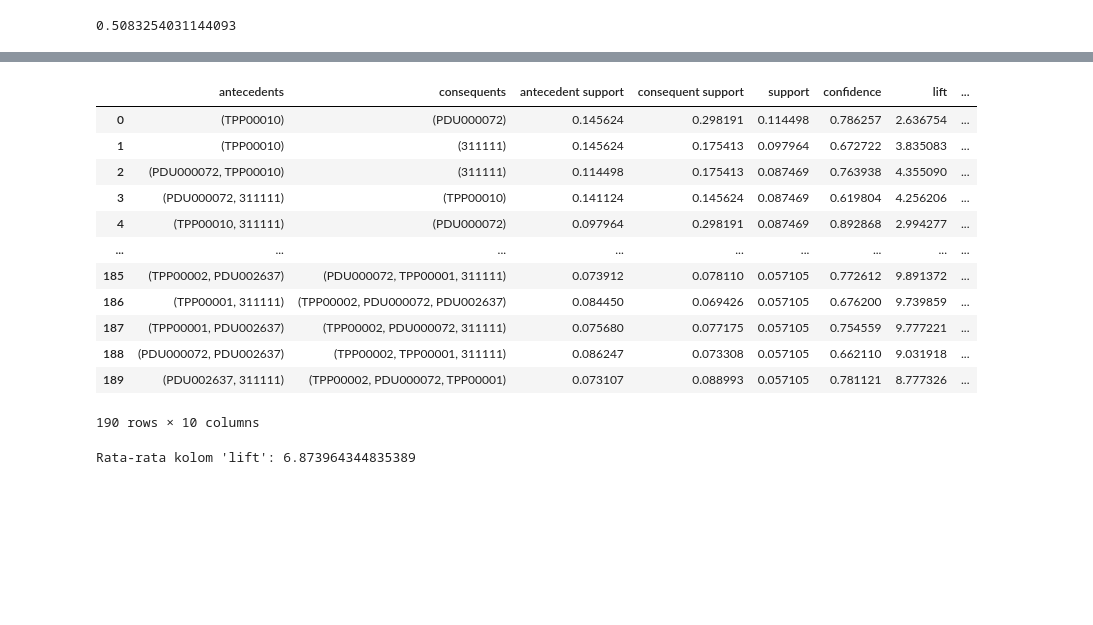
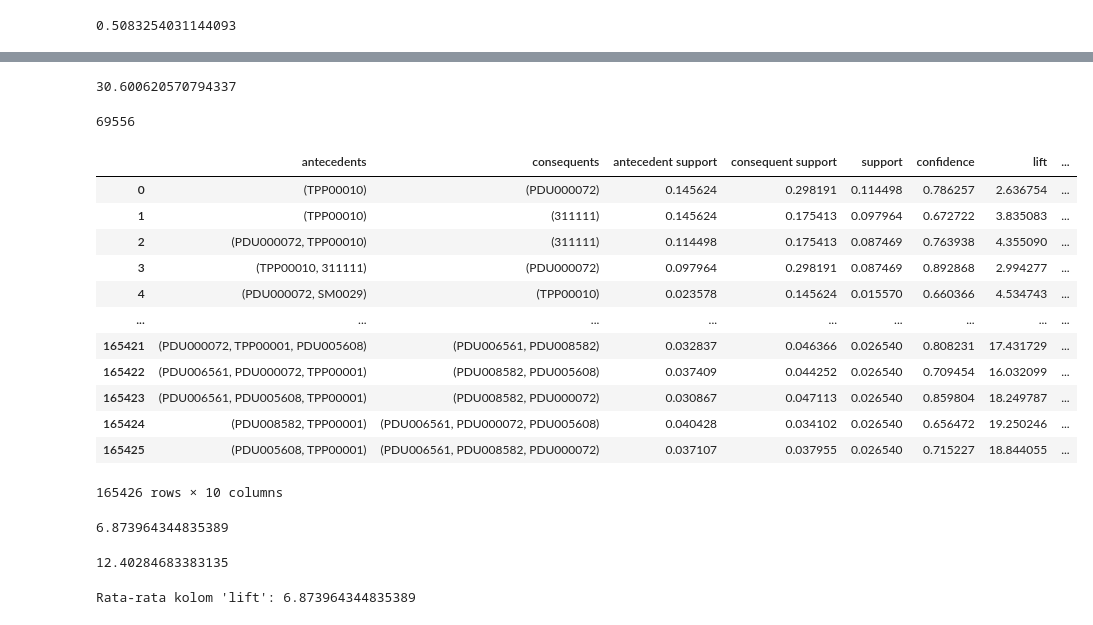
Before and after one commit to rifqiazizm/fpgrowth-bat, a Jupyter notebook: FP GROWTH.ipynb, the cells around one changed output, grey strips where cells are left out. Cells and saved outputs as stored; diff of their text form; code cells hidden in the pictures; blank space fills up the shorter version.

```diff
--- a/FP GROWTH.ipynb
+++ b/FP GROWTH.ipynb
@@ -273,23 +462,40 @@ Best Parameters (min_support, min_confidence): [1.49406175 1.9       ]
+# %%
+
+ObjectFunction2([0.017853145487942722,0.4],df_encoded)
+# %% [output]
+30.600620570794337
+# %%
+len(df_encoded)
+# %% [output]
+69556
 # %%
 # Menggunakan algoritma fpgrowth untuk mendapatkan frequent patterns
-frequent_patterns= fpgrowth(df_encoded, min_support=best_parameters[0], use_colnames=True)
+frequent_patterns= fpgrowth(df_encoded, min_support=0.01391203 , use_colnames=True)
 
-rule_FPGROWTH = association_rules(frequent_patterns, metric="confidence", min_threshold= best_parameters[1])
+rule_FPGROWTH = association_rules(frequent_patterns, metric="confidence", min_threshold= 0.64267996)
 rule_FPGROWTH
 # %% [output]
 |  | antecedents | consequents | antecedent support | consequent support | support | confidence | lift | ... |
 | 0 | (TPP00010) | (PDU000072) | 0.145624 | 0.298191 | 0.114498 | 0.786257 | 2.636754 | ... |
 | 1 | (TPP00010) | (311111) | 0.145624 | 0.175413 | 0.097964 | 0.672722 | 3.835083 | ... |
 | 2 | (PDU000072, TPP00010) | (311111) | 0.114498 | 0.175413 | 0.087469 | 0.763938 | 4.355090 | ... |
-| 3 | (PDU000072, 311111) | (TPP00010) | 0.141124 | 0.145624 | 0.087469 | 0.619804 | 4.256206 | ... |
-| 4 | (TPP00010, 311111) | (PDU000072) | 0.097964 | 0.298191 | 0.087469 | 0.892868 | 2.994277 | ... |
+| 3 | (TPP00010, 311111) | (PDU000072) | 0.097964 | 0.298191 | 0.087469 | 0.892868 | 2.994277 | ... |
+| 4 | (PDU000072, SM0029) | (TPP00010) | 0.023578 | 0.145624 | 0.015570 | 0.660366 | 4.534743 | ... |
 | ... | ... | ... | ... | ... | ... | ... | ... | ... |
-| 185 | (TPP00002, PDU002637) | (PDU000072, TPP00001, 311111) | 0.073912 | 0.078110 | 0.057105 | 0.772612 | 9.891372 | ... |
-| 186 | (TPP00001, 311111) | (TPP00002, PDU000072, PDU002637) | 0.084450 | 0.069426 | 0.057105 | 0.676200 | 9.739859 | ... |
-| 187 | (TPP00001, PDU002637) | (TPP00002, PDU000072, 311111) | 0.075680 | 0.077175 | 0.057105 | 0.754559 | 9.777221 | ... |
-| 188 | (PDU000072, PDU002637) | (TPP00002, TPP00001, 311111) | 0.086247 | 0.073308 | 0.057105 | 0.662110 | 9.031918 | ... |
-| 189 | (PDU002637, 311111) | (TPP00002, PDU000072, TPP00001) | 0.073107 | 0.088993 | 0.057105 | 0.781121 | 8.777326 | ... |
+| 165421 | (PDU000072, TPP00001, PDU005608) | (PDU006561, PDU008582) | 0.032837 | 0.046366 | 0.026540 | 0.808231 | 17.431729 | ... |
+| 165422 | (PDU006561, PDU000072, TPP00001) | (PDU008582, PDU005608) | 0.037409 | 0.044252 | 0.026540 | 0.709454 | 16.032099 | ... |
+| 165423 | (PDU006561, PDU005608, TPP00001) | (PDU008582, PDU000072) | 0.030867 | 0.047113 | 0.026540 | 0.859804 | 18.249787 | ... |
+| 165424 | (PDU008582, TPP00001) | (PDU006561, PDU000072, PDU005608) | 0.040428 | 0.034102 | 0.026540 | 0.656472 | 19.250246 | ... |
+| 165425 | (PDU005608, TPP00001) | (PDU006561, PDU008582, PDU000072) | 0.037107 | 0.037955 | 0.026540 | 0.715227 | 18.844055 | ... |
-190 rows × 10 columns
+165426 rows × 10 columns
+# %%
+rule_FPGROWTH['lift'].mean()
+# %% [output]
+6.873964344835389
+# %%
+rule_FPGROWTH['confidence'].mean() /rule_FPGROWTH['support'].mean()
+# %% [output]
+12.40284683383135
 # %%
 # Menghitung rata-rata kolom 'lift'
 rata_rata_lift = rule_FPGROWTH['lift'].mean()
```
Also changed, not shown: parts of 17 cells of this notebook, 1 other file.
